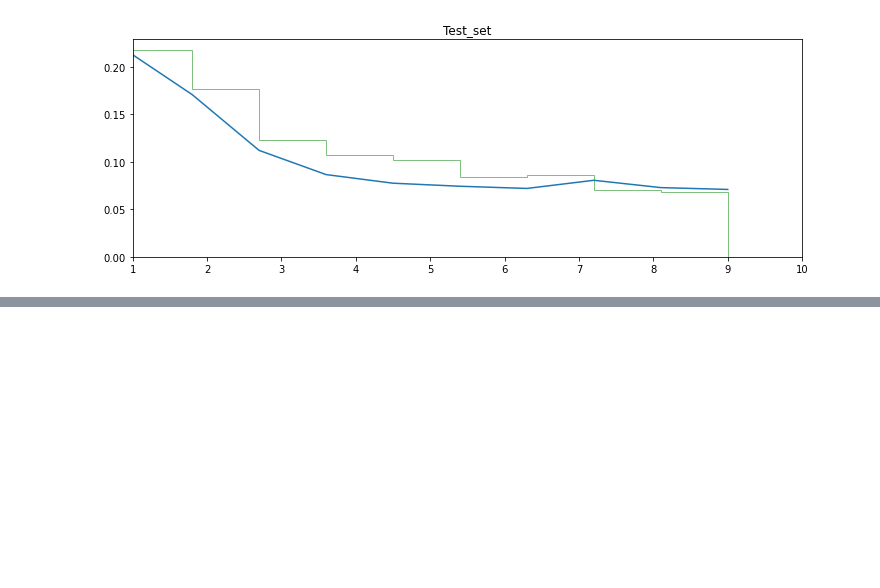
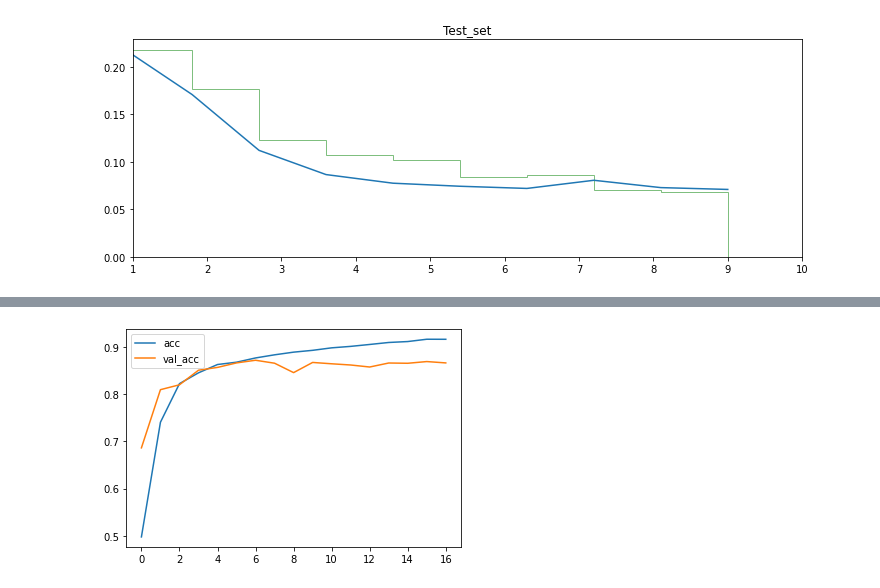
Before and after one commit to mavismmg/house-number-detection-with-cnn, a Jupyter notebook: CNN-SVHN-Number-detection.ipynb, the cells around one changed output, grey strips where cells are left out. Cells and saved outputs as stored; diff of their text form; code cells hidden in the pictures; blank space fills up the shorter version.

```diff
--- a/CNN-SVHN-Number-detection.ipynb
+++ b/CNN-SVHN-Number-detection.ipynb
@@ -230,0 +320,5 @@ TypeError: Failed to convert object of type <class 'tensorflow.python.layers.poo
+# %%
+metrics_df[['acc', 'val_acc']].plot()
+plt.show()
+# %% [output]
+[figure, added]
```
Also changed, not shown: parts of 19 cells of this notebook.
